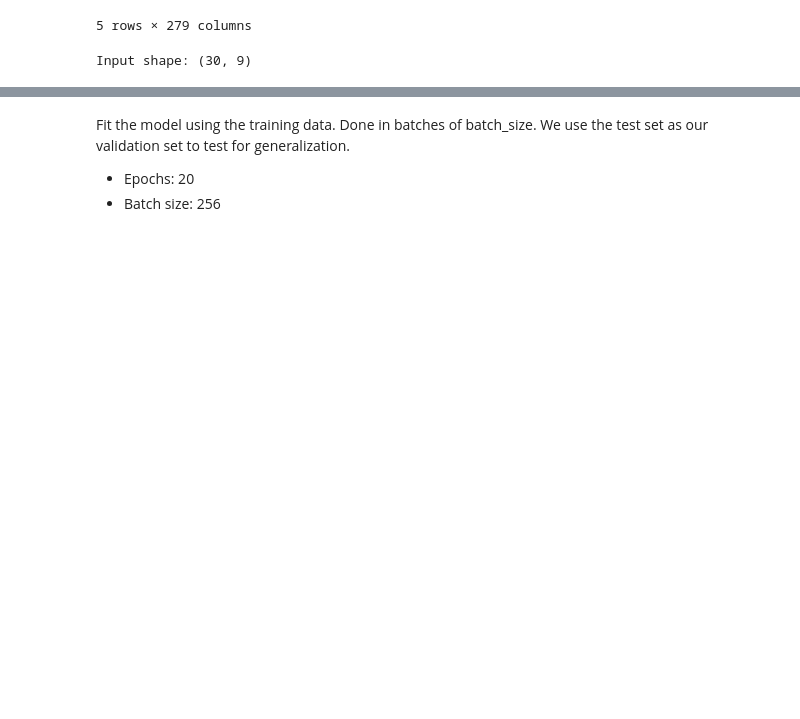
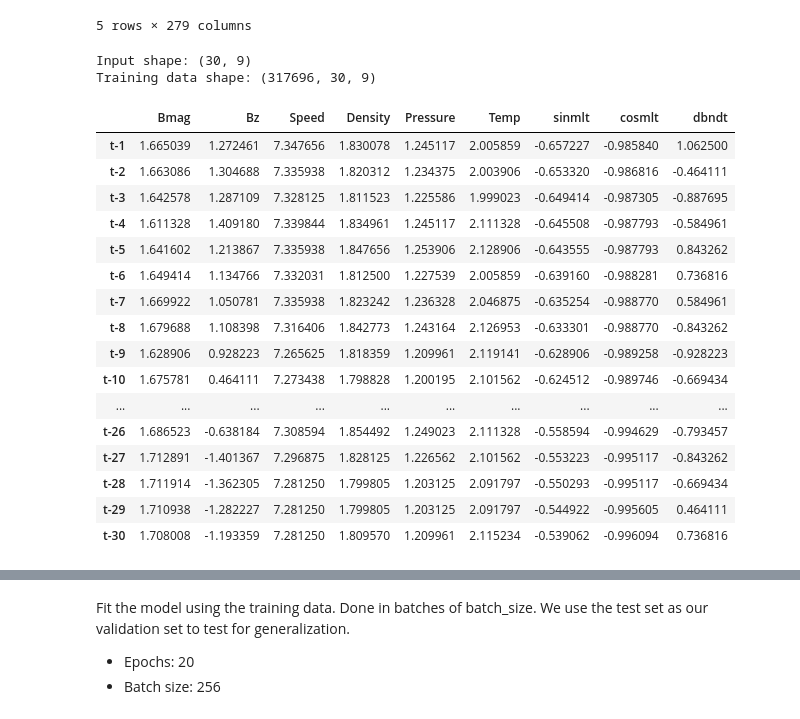
Before and after one commit to nasa-nccs-hpda/STG-Tutorial, a Jupyter notebook: Helio_LSTM/Alaska_Geomagnetic_LSTM_STG_Tutorial.ipynb, the cells around one changed output, grey strips where cells are left out. Saved outputs shown, nothing was run; the diff lists cells and outputs as text; code cells hidden in the pictures; blank space fills up the shorter version.

```diff
--- a/Helio_LSTM/Alaska_Geomagnetic_LSTM_STG_Tutorial.ipynb
+++ b/Helio_LSTM/Alaska_Geomagnetic_LSTM_STG_Tutorial.ipynb
@@ -287,3 +193,4 @@ X_train, X_valid = train_data.drop(obs_vals, axis=1), test_data.drop(obs_vals, a
 y_train, y_valid = train_data[obs_vals], test_data[obs_vals]
 features = X_train.shape[1]
 X_train.head()
+datacols = X_train.columns
@@ -337,7 +271,34 @@ X_train = X_train.reshape(X_train.shape[0], lag, features)
 X_valid = X_valid.reshape(X_valid.shape[0], lag, features)
 # %%
 print('Input shape: {}'.format((lag, features)))
+print('Training data shape: {}'.format(X_train.shape))
 # %% [output]
 Input shape: (30, 9)
+Training data shape: (317696, 30, 9)
+# %%
+timerows = [f't-{j}' for j in range(1,lag+1)]
+sample = X_train[0, :, :]
+sampleframe = pd.DataFrame({'a':sample[:, 0], 'b':sample[:, 1], 'c':sample[:, 2], 'd':sample[:, 3], 'e':sample[:, 4], 'f':sample[:, 5], 'g':sample[:, 6], 'h':sample[:, 7], 'i':sample[:, 8]})
+sampleframe.columns = datacols
+sampleframe.index = timerows
+sampleframe
+# %% [output]
+|  | Bmag | Bz | Speed | Density | Pressure | Temp | sinmlt | cosmlt | dbndt |
+| t-1 | 1.665039 | 1.272461 | 7.347656 | 1.830078 | 1.245117 | 2.005859 | -0.657227 | -0.985840 | 1.062500 |
+| t-2 | 1.663086 | 1.304688 | 7.335938 | 1.820312 | 1.234375 | 2.003906 | -0.653320 | -0.986816 | -0.464111 |
+| t-3 | 1.642578 | 1.287109 | 7.328125 | 1.811523 | 1.225586 | 1.999023 | -0.649414 | -0.987305 | -0.887695 |
+| t-4 | 1.611328 | 1.409180 | 7.339844 | 1.834961 | 1.245117 | 2.111328 | -0.645508 | -0.987793 | -0.584961 |
+| t-5 | 1.641602 | 1.213867 | 7.335938 | 1.847656 | 1.253906 | 2.128906 | -0.643555 | -0.987793 | 0.843262 |
+| t-6 | 1.649414 | 1.134766 | 7.332031 | 1.812500 | 1.227539 | 2.005859 | -0.639160 | -0.988281 | 0.736816 |
+| t-7 | 1.669922 | 1.050781 | 7.335938 | 1.823242 | 1.236328 | 2.046875 | -0.635254 | -0.988770 | 0.584961 |
+| t-8 | 1.679688 | 1.108398 | 7.316406 | 1.842773 | 1.243164 | 2.126953 | -0.633301 | -0.988770 | -0.843262 |
+| t-9 | 1.628906 | 0.928223 | 7.265625 | 1.818359 | 1.209961 | 2.119141 | -0.628906 | -0.989258 | -0.928223 |
+| t-10 | 1.675781 | 0.464111 | 7.273438 | 1.798828 | 1.200195 | 2.101562 | -0.624512 | -0.989746 | -0.669434 |
+| ... | ... | ... | ... | ... | ... | ... | ... | ... | ... |
+| t-26 | 1.686523 | -0.638184 | 7.308594 | 1.854492 | 1.249023 | 2.111328 | -0.558594 | -0.994629 | -0.793457 |
+| t-27 | 1.712891 | -1.401367 | 7.296875 | 1.828125 | 1.226562 | 2.101562 | -0.553223 | -0.995117 | -0.843262 |
+| t-28 | 1.711914 | -1.362305 | 7.281250 | 1.799805 | 1.203125 | 2.091797 | -0.550293 | -0.995117 | -0.669434 |
+| t-29 | 1.710938 | -1.282227 | 7.281250 | 1.799805 | 1.203125 | 2.091797 | -0.544922 | -0.995605 | 0.464111 |
+| t-30 | 1.708008 | -1.193359 | 7.281250 | 1.809570 | 1.209961 | 2.115234 | -0.539062 | -0.996094 | 0.736816 |
 # %% [markdown]
 ## Model Definition and Training
```
Also changed, not shown: parts of 21 cells of this notebook.
